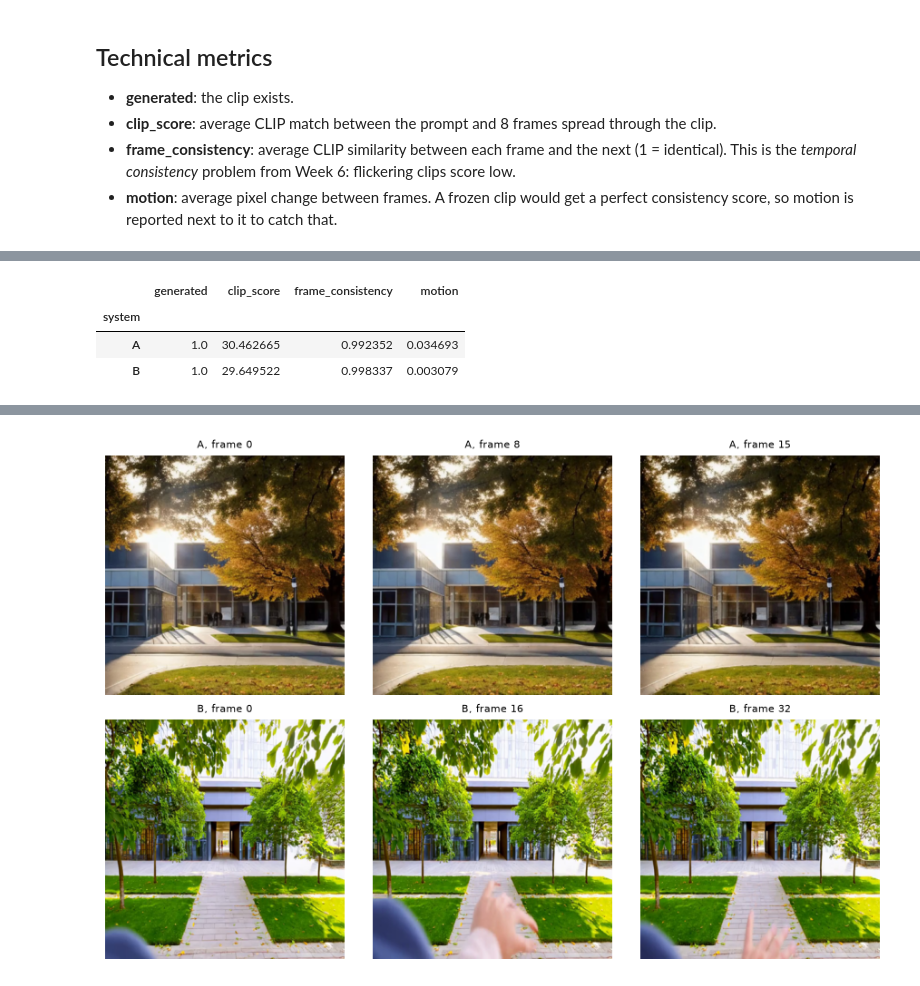
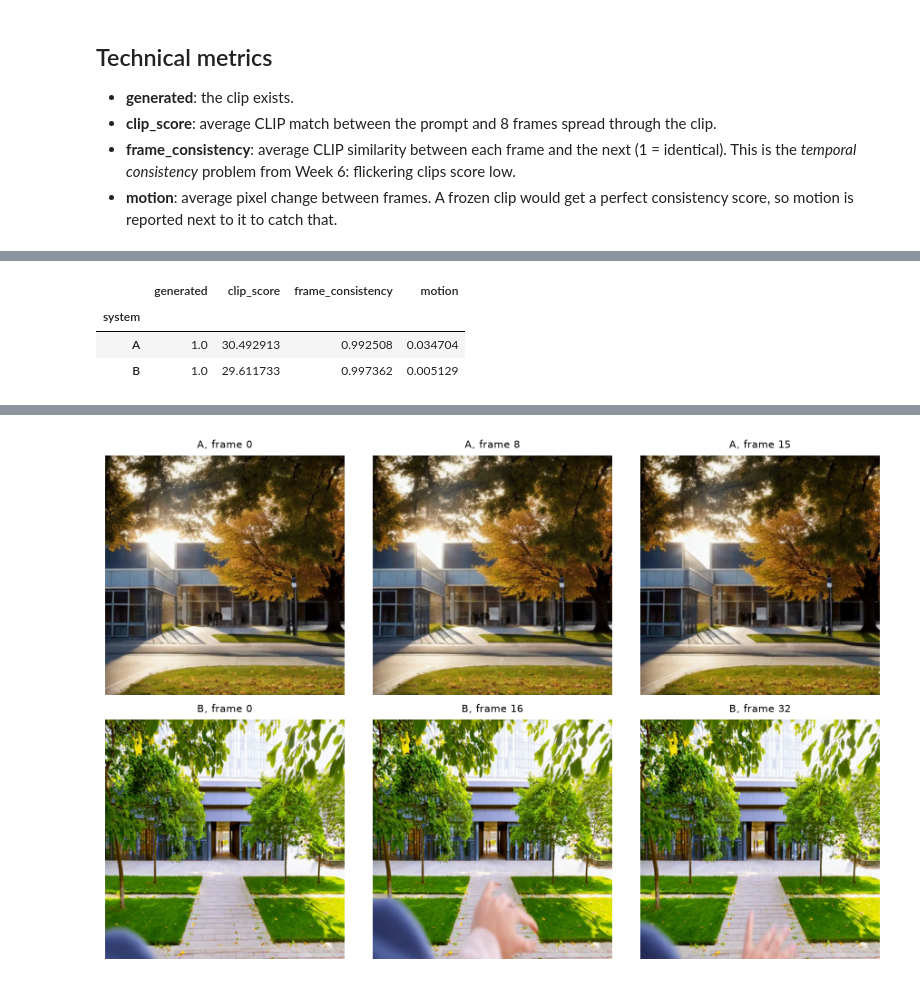
Before and after one commit to CencenFeng/Evaluation, a Jupyter notebook: pair4_text_to_video.ipynb, the cells around one changed output, grey strips where cells are left out. Drawn from its saved outputs; the diff is of its cells as text; code cells hidden in the pictures.

```diff
--- a/pair4_text_to_video.ipynb
+++ b/pair4_text_to_video.ipynb
@@ -13,14 +13,11 @@
 Both make a clip of about 2 seconds: A = 16 frames at 8 fps, B = 33 frames at 16 fps.
 # %%
 import os, time
+import numpy as np
 import pandas as pd
 import matplotlib.pyplot as plt
 from PIL import Image
+import imageio.v2 as imageio
 import torch
 
-# Use the lab GPU if there is one, otherwise the Mac's GPU ("mps"), otherwise the CPU
-device = "cuda" if torch.cuda.is_available() else "mps" if torch.backends.mps.is_available() else "cpu"
-print("Running on:", device)
-
-import numpy as np
-import imageio.v2 as imageio
+device = "cuda"     # Steps 2-3 run on the lab RTX 4090; the metrics (Step 4) use the CPU
@@ -85,7 +80,7 @@ text_encoder = UMT5EncoderModel.from_pretrained("Wan-AI/Wan2.1-VACE-1.3B-diffuse
                                                 torch_dtype=torch.bfloat16)
 vae = AutoencoderKLWan.from_pretrained(model_id, subfolder="vae", torch_dtype=torch.float32)
 pipe_B = WanPipeline.from_pretrained(model_id, vae=vae, text_encoder=text_encoder,
-                                     torch_dtype=torch.bfloat16).to("cuda")
+                                     torch_dtype=torch.bfloat16).to(device)
 
 times_log = []     # each system keeps and saves its own times
 for _, p in prompts.iterrows():
@@ -135,38 +132,41 @@ def frame_consistency(frames):
     """Average CLIP similarity between neighbouring frames (needs a dummy text for the CLIP call)."""
     inputs = clip_processor(text=["a photo"], images=frames, return_tensors="pt", padding=True)
     with torch.no_grad():
         embeddings = clip_model(**inputs).image_embeds          # one unit vector per frame
     return float((embeddings[:-1] * embeddings[1:]).sum(dim=1).mean())
 
 
 def motion(frames):
     """Average absolute pixel change between neighbouring frames (0 = frozen video)."""
     grey = [np.asarray(f.convert("L"), dtype=float) / 255 for f in frames]
     return float(np.mean([np.abs(grey[i + 1] - grey[i]).mean() for i in range(len(grey) - 1)]))
 
 
 rows = []
 for _, p in prompts.iterrows():
     for system in ["A", "B"]:
         file = f"outputs/p4/{system}/{p['id']}.mp4"
         row = {"system": system, "item": p["id"], "generated": int(os.path.exists(file))}
         if os.path.exists(file):
             frames = read_frames(file)
-            eight = [frames[i] for i in np.linspace(0, len(frames) - 1, 8).astype(int)]
+            # A has 16 frames at 8 fps, B has 33 at 16 fps (both ~2 s). Compare 16 evenly spaced frames from each,
+            # so "neighbouring frames" are ~1/8 s apart for both systems.
+            sixteen = [frames[i] for i in np.linspace(0, len(frames) - 1, 16).astype(int)]
+            eight = sixteen[::2]
             row["clip_score"] = np.mean([clip_score(f, p["prompt"]) for f in eight])
-            row["frame_consistency"] = frame_consistency(frames)
-            row["motion"] = motion(frames)
+            row["frame_consistency"] = frame_consistency(sixteen)
+            row["motion"] = motion(sixteen)
         rows.append(row)
 
 metrics = pd.DataFrame(rows)
 metrics.to_csv("results/p4/metrics.csv", index=False)
 summary = metrics.groupby("system")[["generated", "clip_score", "frame_consistency", "motion"]].mean()
 summary
 # %% [output]
 |  | generated | clip_score | frame_consistency | motion |
 | system |  |  |  |  |
-| A | 1.0 | 30.462665 | 0.992352 | 0.034693 |
-| B | 1.0 | 29.649522 | 0.998337 | 0.003079 |
+| A | 1.0 | 30.492913 | 0.992508 | 0.034704 |
+| B | 1.0 | 29.611733 | 0.997362 | 0.005129 |
 # %%
 summary.plot(kind="bar", subplots=True, layout=(1, 4), figsize=(12, 3), legend=False)
 plt.tight_layout()
```
Also changed, not shown: parts of 3 cells of this notebook.
